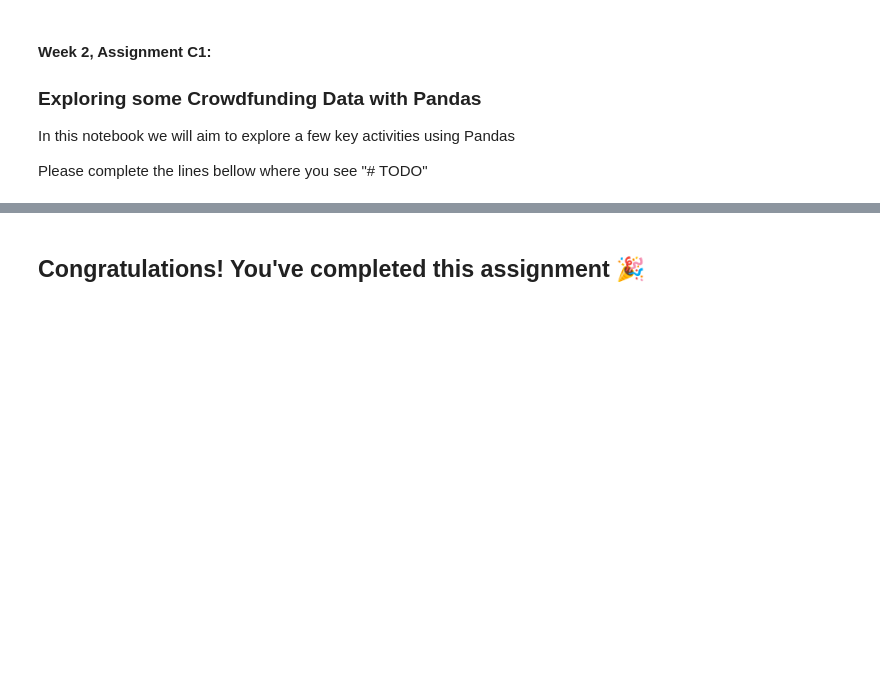
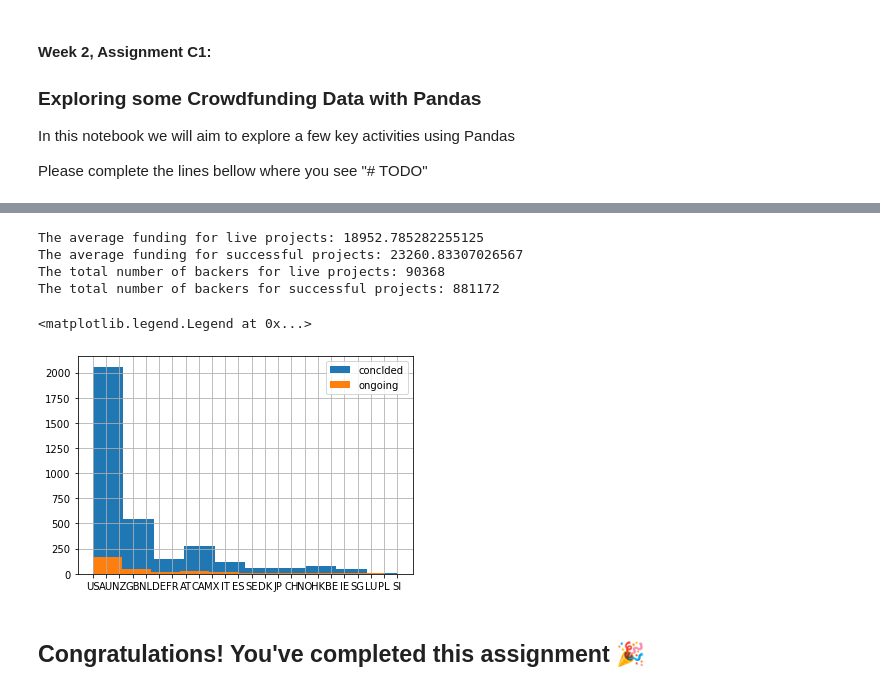
Before and after one commit to yasmeenAweed/week2-assignment, a Jupyter notebook: assignment_w2_c1_template (3).ipynb, the cells around one changed output, grey strips where cells are left out. Saved outputs shown, nothing was run; the diff lists cells and outputs as text; code cells hidden in the pictures; blank space fills up the shorter version.

```diff
--- a/assignment_w2_c1_template (3).ipynb
+++ b/assignment_w2_c1_template (3).ipynb
@@ -26,5 +46,5 @@ df
 # Objective 4.
 # Create a slice from the years 2018 to 2021
 
-df = # TODO
+df = df.loc['2018':'2021']
 df
@@ -33,5 +68,5 @@ df
 # slice into the following collumns
 # 'backers_count','blurb','country','usd_pledged','state'
 
-df = # TODO
+df = df[['backers_count','blurb','country','usd_pledged','state']]
 df
@@ -39,8 +89,8 @@ df
 # Objective 6.
 # Use integer-location based indexing to exclude the last 3 row of data
 
-df = # TODO
-df
+#df =
+#df
 # %%
 # Objective 7.
 # Inside of your slice, count the total number of backers
@@ -53,9 +107,9 @@ total_backers = # todo
 # Examine the state variable above.
 # and create one variable for on-going vs concluded projects.
 
-ongoing_df = df[df[#todo]==#todo]
+ongoing_df = df[df.state=='live']
 
-concluded_df = df[df[#todo]==#todo]
+concluded_df = df[df.state=='successful']
 # %%
 # Objective 9.
 # Examine on-going projects
@@ -82,16 +166,25 @@ concluded_total_backers = #todo, hint, use: concluded_df
 # %%
 # Objective 12.
-print(f"The average funding for live projects: {#todo}")
-print(f"The average funding for successful projects: {#todo}")
+print(f"The average funding for live projects: {ongoing_avg_funding}")
+print(f"The average funding for successful projects: {concluded_avg_funding}")
 
-print(f"The total number of backers for live projects: {#todo}")
-print(f"The total number of backers for successful projects: {#todo}")
+print(f"The total number of backers for live projects: {ongoing_total_backers}")
+print(f"The total number of backers for successful projects: {concluded_total_backers}")
+# %% [output]
+The average funding for live projects: 18952.785282255125
+The average funding for successful projects: 23260.83307026567
+The total number of backers for live projects: 90368
+The total number of backers for successful projects: 881172
 # %%
 # Objective 13.
 # Using pandas helper methods, plot historgrams for each country.
 # Do not change the order of these
 
-concluded_df[#todo].hist()
-ongoing_df[#todo].hist()
+concluded_df['country'].hist()
+ax = ongoing_df['country'].hist()
+ax.legend(['conclded', 'ongoing'])
+# %% [output]
+<matplotlib.legend.Legend at 0x...>
+[figure, added]
 # %% [markdown]
 ## Congratulations! You've completed this assignment 🎉
```
Also changed, not shown: parts of 9 cells of this notebook.
